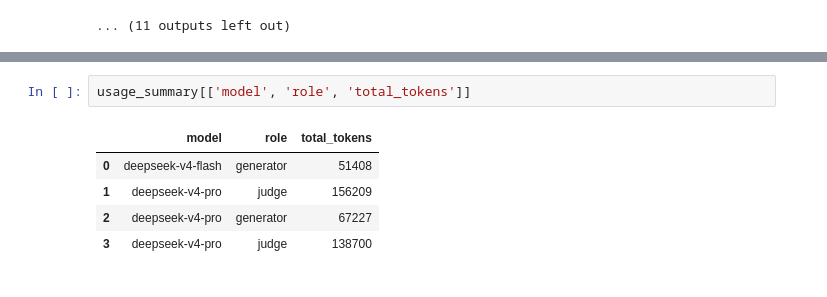
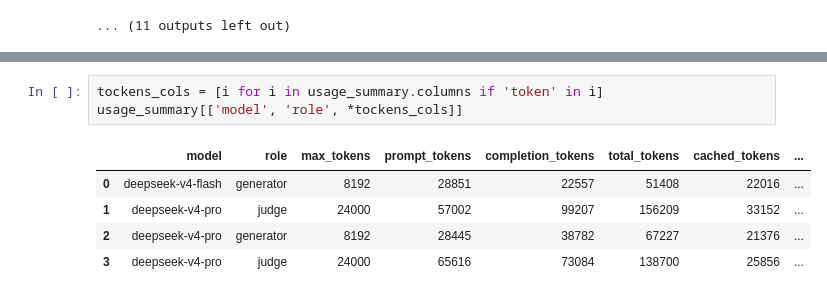
Before and after one commit to VladG00dmanPersonal/SyntheticDocChunksGeneration, a Jupyter notebook: src/GenSynth.ipynb, the cells around one changed output, grey strips where cells are left out. Saved outputs shown, nothing was run; the diff lists cells and outputs as text.

```diff
--- a/src/GenSynth.ipynb
+++ b/src/GenSynth.ipynb
@@ -412,10 +412,11 @@ usage_summary
 | 2 | f1ce5114cfa54b129da4d0ef1b3275f3 | deepseek-v4-pro | generator | deepseek-v4-pro | https://api.deepseek.com | 1.0 | False | medium | ... |
 | 3 | f1ce5114cfa54b129da4d0ef1b3275f3 | deepseek-v4-pro | judge | deepseek-v4-pro | https://api.deepseek.com | 0.0 | True | high | ... |
 # %%
-usage_summary[['model', 'role', 'total_tokens']]
+tockens_cols = [i for i in usage_summary.columns if 'token' in i]
+usage_summary[['model', 'role', *tockens_cols]]
 # %% [output]
-|  | model | role | total_tokens |
-| 0 | deepseek-v4-flash | generator | 51408 |
-| 1 | deepseek-v4-pro | judge | 156209 |
-| 2 | deepseek-v4-pro | generator | 67227 |
-| 3 | deepseek-v4-pro | judge | 138700 |
+|  | model | role | max_tokens | prompt_tokens | completion_tokens | total_tokens | cached_tokens | ... |
+| 0 | deepseek-v4-flash | generator | 8192 | 28851 | 22557 | 51408 | 22016 | ... |
+| 1 | deepseek-v4-pro | judge | 24000 | 57002 | 99207 | 156209 | 33152 | ... |
+| 2 | deepseek-v4-pro | generator | 8192 | 28445 | 38782 | 67227 | 21376 | ... |
+| 3 | deepseek-v4-pro | judge | 24000 | 65616 | 73084 | 138700 | 25856 | ... |
```
Also changed, not shown: parts of 2 cells of this notebook.
